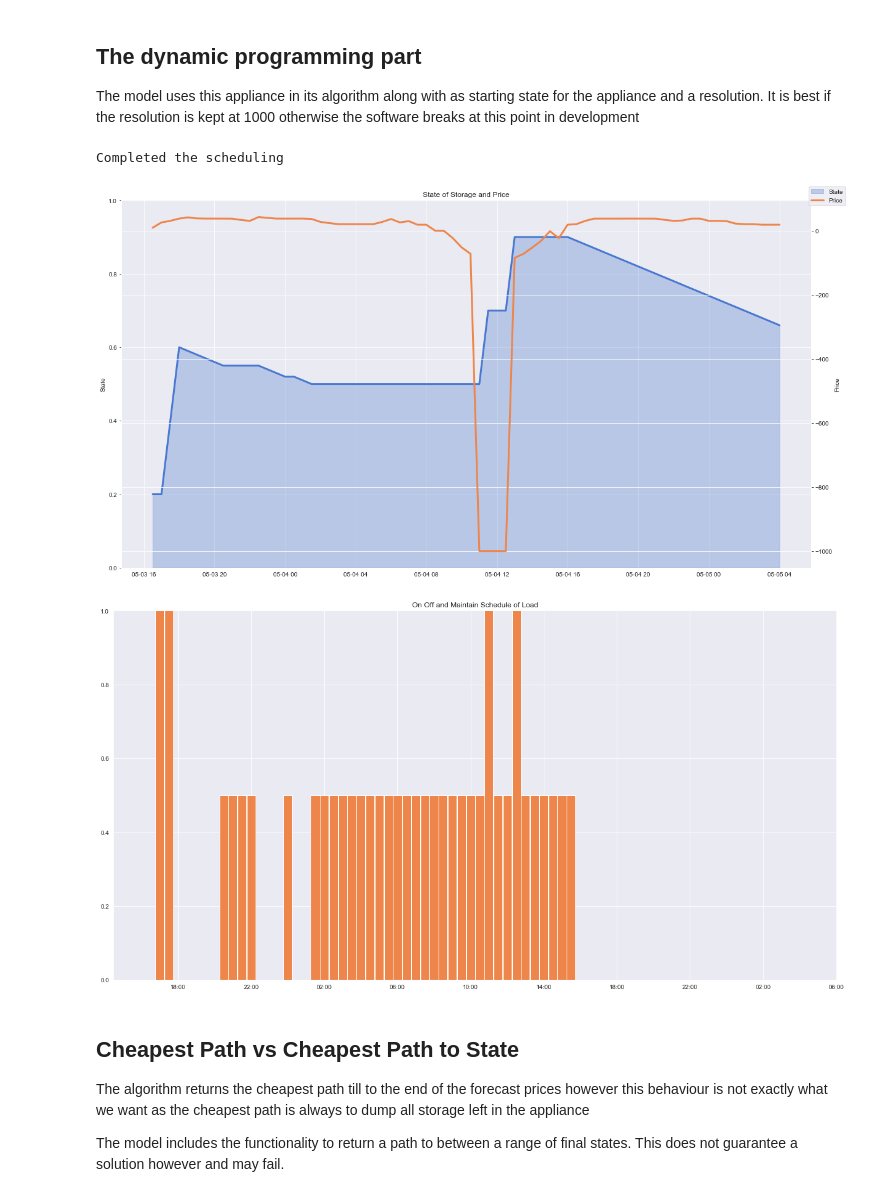
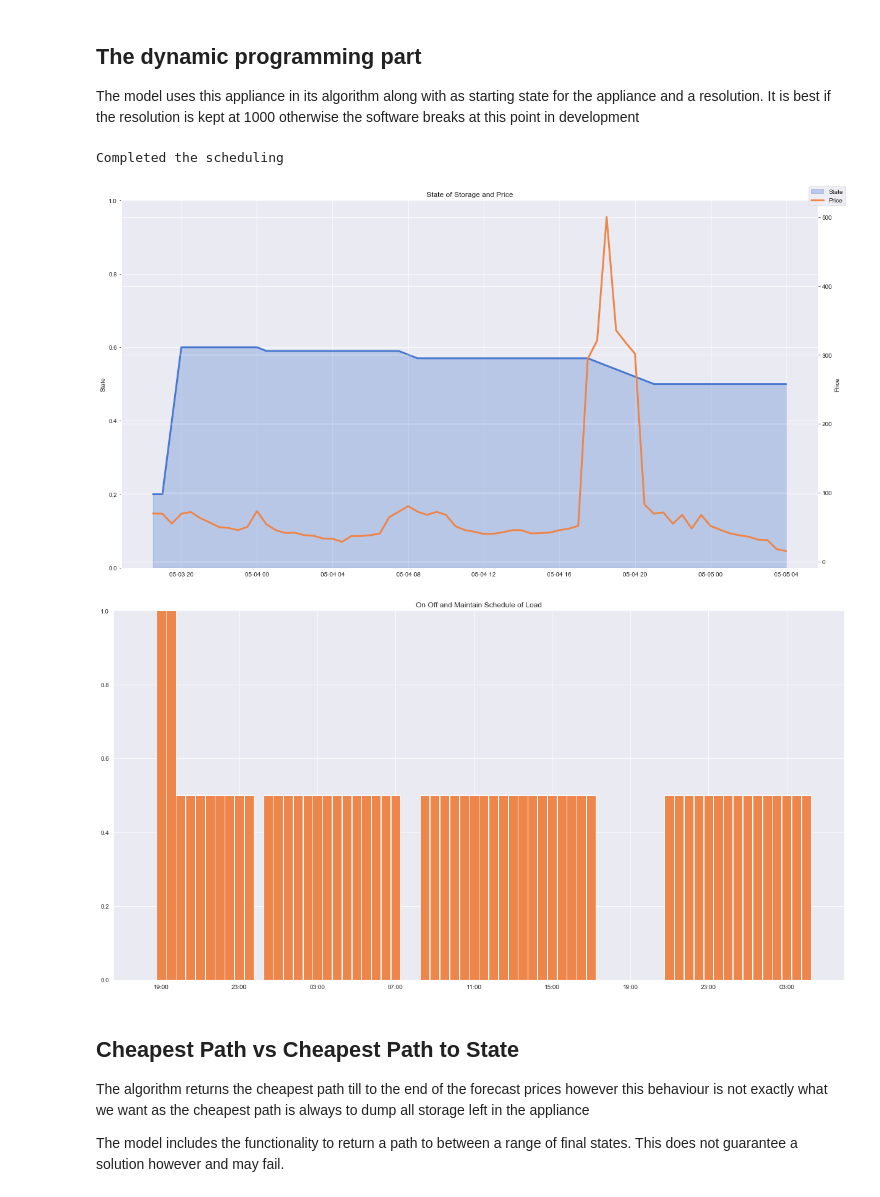
Before and after one commit to Cameron-Gan/ELEC9715_Project, a Jupyter notebook: finalNotebook.ipynb, the cells around one changed output. Drawn from its saved outputs; the diff is of its cells as text; code cells hidden in the pictures.

```diff
--- a/finalNotebook.ipynb
+++ b/finalNotebook.ipynb
@@ -75,25 +75,25 @@ kept at 1000 otherwise the software breaks at this point in development
 # %%
 from projectCode.model import Model
 from projectCode.charts import show_load_schedule, show_state_price
 
 start_percentage = 0.2
-state = 'QLD1'
+state = 'SA1'
 n = 1000
 
 our_model = Model(start_percentage, n, app, state)
 
 our_model.run_model()
 
 print('Completed the scheduling')
 
 our_model.get_cheapest_path()
 
 show_state_price(our_model)
 show_load_schedule(our_model)
 # %% [output]
 Completed the scheduling
-[figure, old version]
+[figure, new version]
-[figure, old version]
+[figure, new version]
 # %% [markdown]
 ## Cheapest Path vs Cheapest Path to State
 The algorithm returns the cheapest path till to the end of the forecast prices however this
```
Also changed, not shown: parts of 2 cells of this notebook, 2 other files.
